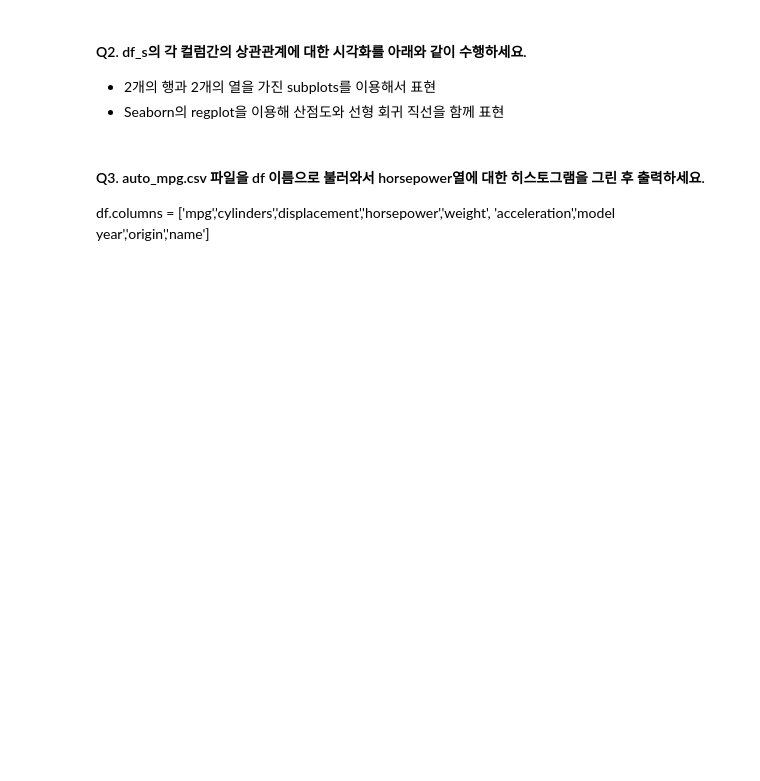
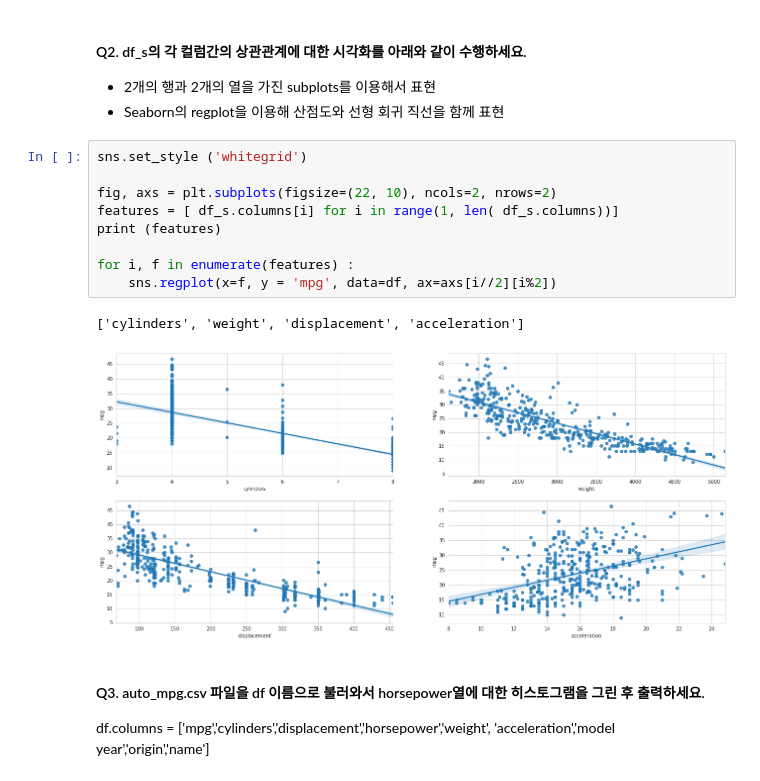
Before and after one commit to ezerwi/python-lecture, a Jupyter notebook: ml_빅데이터 분석결과 시각화_평가_위정훈_0324.ipynb, the cells around one changed output. Drawn from its saved outputs; the diff is of its cells as text; blank space fills up the shorter version.

```diff
--- a/ml_빅데이터 분석결과 시각화_평가_위정훈_0324.ipynb
+++ b/ml_빅데이터 분석결과 시각화_평가_위정훈_0324.ipynb
@@ -17,6 +46,18 @@ import
 #### Q2. df_s의 각 컬럼간의 상관관계에 대한 시각화를 아래와 같이 수행하세요.
 - 2개의 행과 2개의 열을 가진 subplots를 이용해서 표현
 - Seaborn의 regplot을 이용해 산점도와 선형 회귀 직선을 함께 표현
+# %%
+sns.set_style ('whitegrid')
+
+fig, axs = plt.subplots(figsize=(22, 10), ncols=2, nrows=2)
+features = [ df_s.columns[i] for i in range(1, len( df_s.columns))]
+print (features)
+
+for i, f in enumerate(features) :
+    sns.regplot(x=f, y = 'mpg', data=df, ax=axs[i//2][i%2])
+# %% [output]
+['cylinders', 'weight', 'displacement', 'acceleration']
+[figure, added]
 # %% [markdown]
 #### Q3. auto_mpg.csv 파일을 df 이름으로 불러와서 horsepower열에 대한 히스토그램을 그린 후 출력하세요.
 df.columns = ['mpg','cylinders','displacement','horsepower','weight',
```
Also changed, not shown: parts of 10 cells of this notebook.
